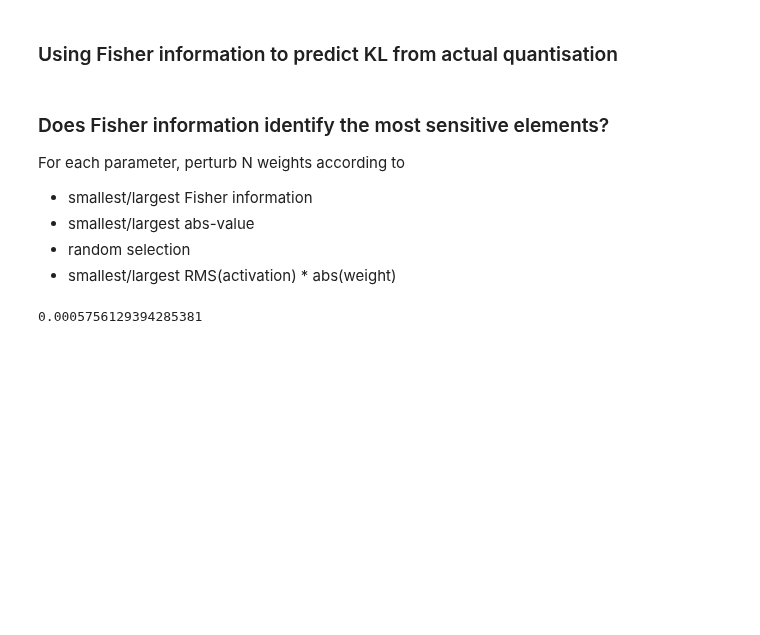
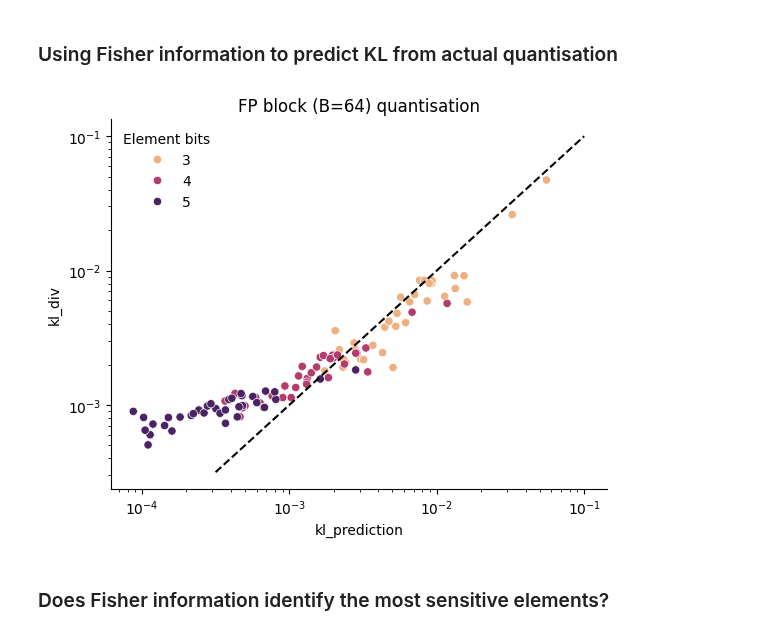
Before and after one commit to graphcore-research/llama-mobile-vlm, a Jupyter notebook: 20250127-FormatsCascade/archive/0414-SensitivityPrediction.ipynb, the cells around one changed output. Saved outputs shown, nothing was run; the diff lists cells and outputs as text; code cells hidden in the pictures; blank space fills up the shorter version.

```diff
--- a/20250127-FormatsCascade/archive/0414-SensitivityPrediction.ipynb
+++ b/20250127-FormatsCascade/archive/0414-SensitivityPrediction.ipynb
@@ -106,30 +118,41 @@ ax.plot(xs, xs, "k--")
 # %% [markdown]
 ### Using Fisher information to predict KL from actual quantisation
-# %% [markdown]
-### Does Fisher information identify the most sensitive elements?
-
-For each parameter, perturb N weights according to
- - smallest/largest Fisher information
- - smallest/largest abs-value
- - random selection
- - smallest/largest RMS(activation) * abs(weight)
-# %%
-# TODO
-
-key = "model.layers.15.self_attn.k_proj.weight"
-
-model.reset()
-p = params[key]
-
-n, s = 100, 1.0  # 0.00024283493985421956
-n, s = 1000, 1.0  # 0.00036057416582480073 low: 0.00020181798026897013 high: 0.0023543681018054485 small: 0.0003783760475926101 large: 0.0005756129394285381
-
-idx = torch.randperm(p.nelement())
-idx = torch.argsort(sensitivity_xent[key].flatten()).flip(0)
-idx = torch.argsort(p.abs().flatten()).flip(0)
-
-p.flatten()[idx[:n]] += torch.randn(n, device=p.device, dtype=p.dtype) * s * p.pow(2).mean().sqrt()
-
-data.evaluate(model.model)["kl_div"].mean().item()
-# %% [output]
-0.0005756129394285381
+# %%
+def sweep() -> Iterable[dict[str, float]]:
+    for ebits in [3, 4, 5]:
+        for layer in [0, 4, 8, 12, 15]:  # subset for analysis & speed
+            for name in [
+                'self_attn.q_proj.weight',
+                'self_attn.k_proj.weight',
+                'self_attn.v_proj.weight',
+                'self_attn.o_proj.weight',
+                'mlp.gate_proj.weight',
+                'mlp.up_proj.weight',
+                'mlp.down_proj.weight',
+            ]:
+                parameter = f"model.layers.{layer}.{name}"
+                model.reset()
+                p = model.model.state_dict()[parameter]
+                fmt = F.Scaled(ebits, "fp", Q.BFLOAT16, (1, 64), "absmax", compressor=None).fit(p)
+                q = fmt.quantise(p)
+                rmse = (q.float() - p.float()).pow(2).mean().sqrt()
+                p[...] = q
+                yield dict(layer=layer, name=name, parameter=parameter, ebits=ebits, rmse=rmse.item(), **evaluate_model())
+
+df_quant = pd.DataFrame.from_records(list(tqdm.tqdm(sweep())))
+# %%
+ax = sns.scatterplot(
+    data=df_quant.assign(kl_prediction=df_quant.apply(
+        lambda s: 0.5 * param_stats[s.parameter]["grad_weight_sq"].sum().item() * s.rmse**2,
+        axis=1)),
+    y="kl_div", x="kl_prediction", hue="ebits", palette="flare", hue_norm=matplotlib.colors.LogNorm())
+ax.set_xscale("log")
+ax.set_yscale("log")
+ax.legend(title="Element bits")
+xs = 10**torch.linspace(-3.5, -1, 101)
+ax.plot(xs, xs, "k--")
+ax.set_title("FP block (B=64) quantisation");
+# %% [output]
+[figure, added]
+# %% [markdown]
+### Does Fisher information identify the most sensitive elements?
```
Also changed, not shown: parts of 17 cells of this notebook, 4 other files.
